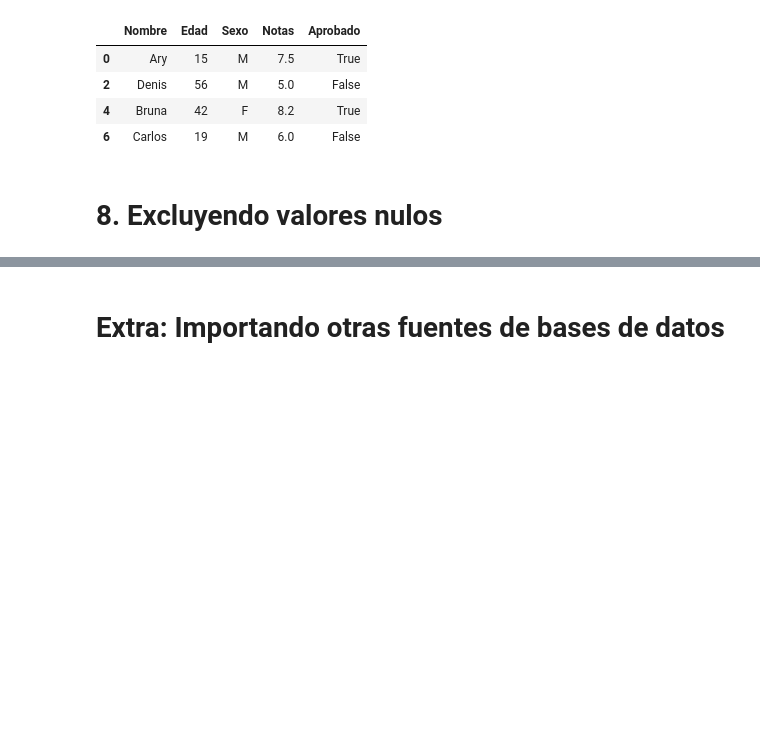
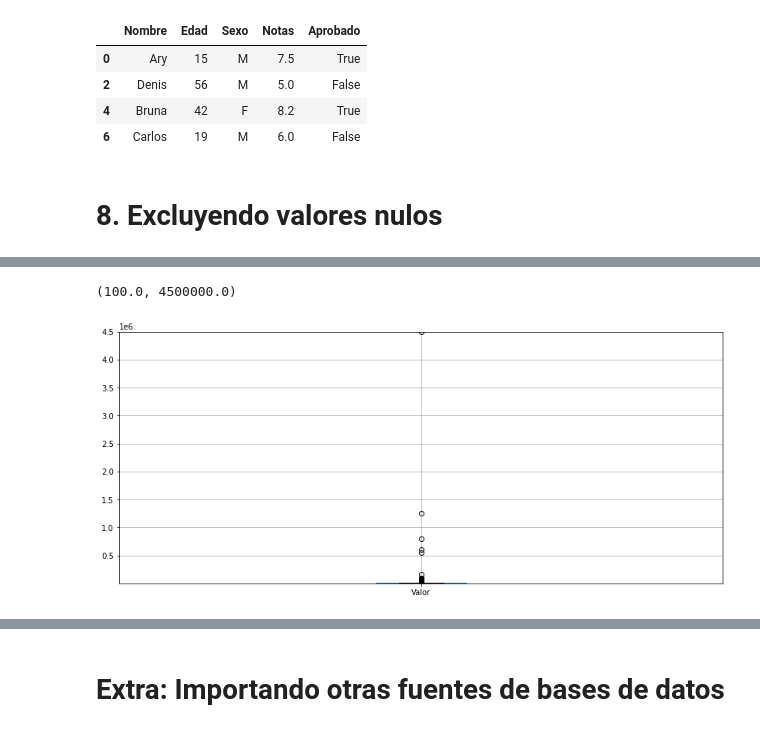
Before and after one commit to SABRIS13/Introduction-to-Data-Science, a Jupyter notebook: Repaso_Pandas_2.ipynb, the cells around one changed output, grey strips where cells are left out. Drawn from its saved outputs; the diff is of its cells as text; code cells hidden in the pictures; blank space fills up the shorter version.

```diff
--- a/Repaso_Pandas_2.ipynb
+++ b/Repaso_Pandas_2.ipynb
@@ -590,0 +1256,7 @@ alumnos[seleccion]
+# %%
+%matplotlib inline
+import pandas as pd
+import matplotlib.pyplot as plt
+plt.rc('figure', figsize = (14, 6))
+# %%
+db= pd.read_csv('alquiler_residencial.csv', sep = ';')
@@ -590,0 +1277,5 @@ alumnos[seleccion]
+# %%
+db.boxplot(['Valor']).set_ylim((db.Valor.min(), db.Valor.max()))
+# %% [output]
+(100.0, 4500000.0)
+[figure, added]
```
Also changed, not shown: parts of 150 cells of this notebook.
